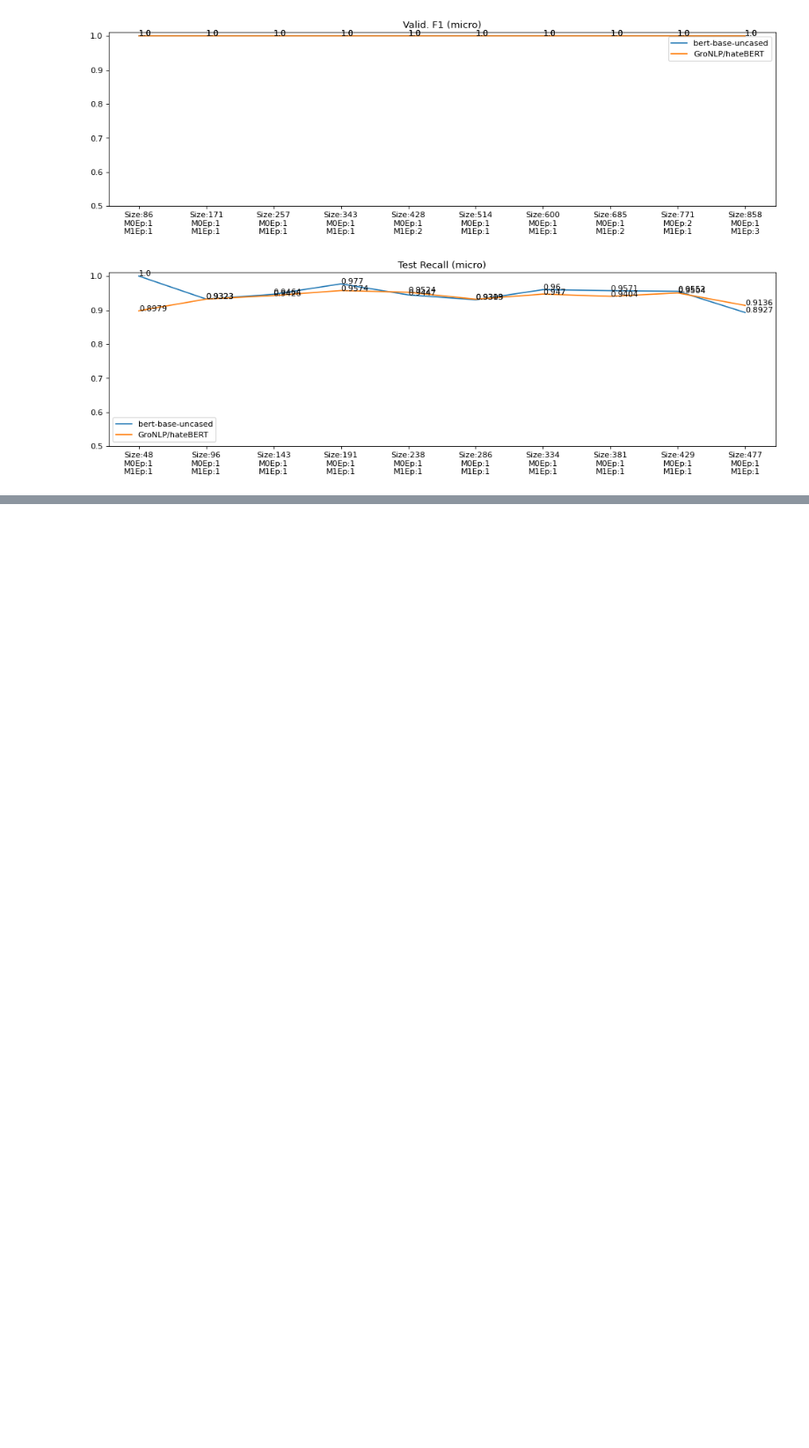
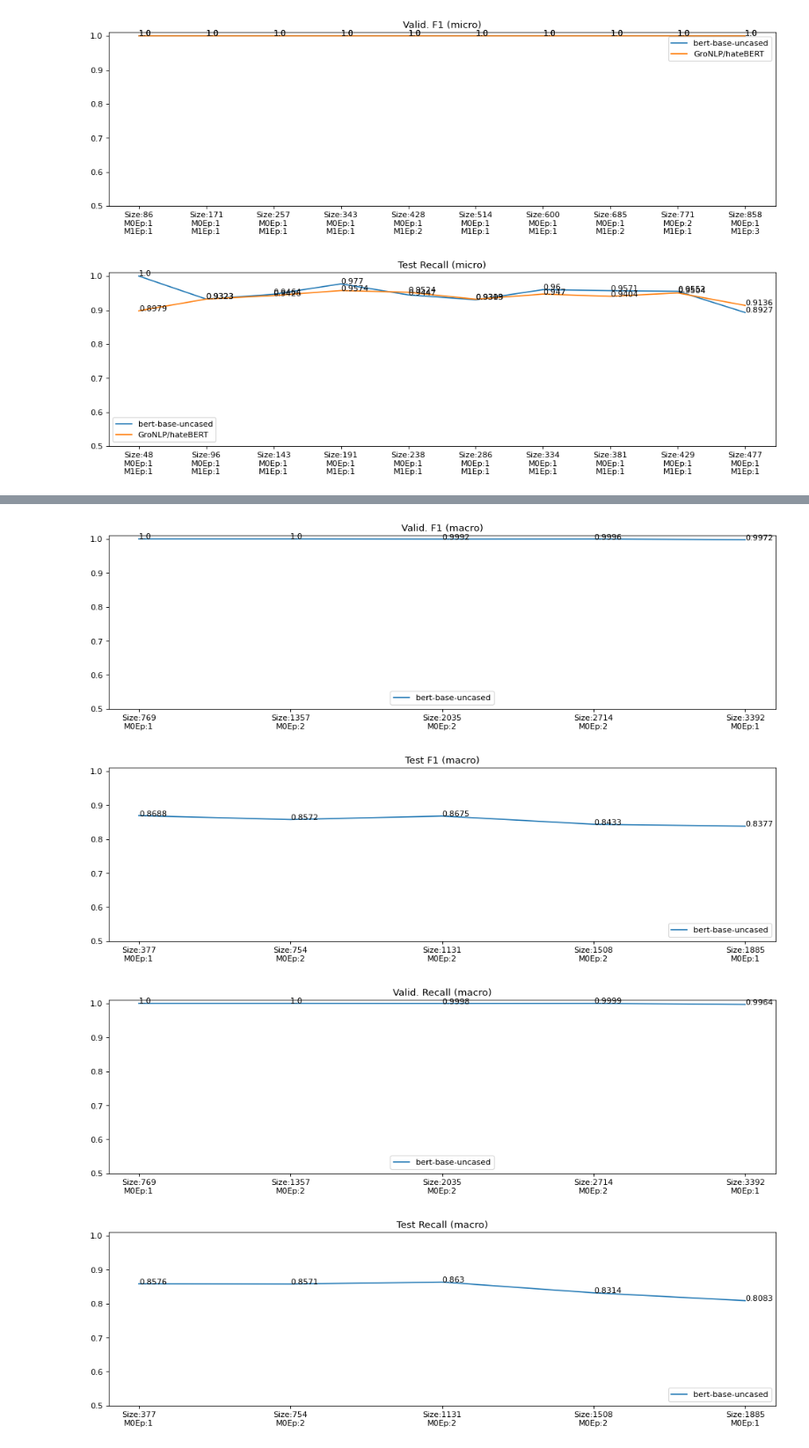
Before and after one commit to IsaacOlguin/AutomatedTraumaDetectionInGCT, a Jupyter notebook: 06_AnalysisOfComparableModels.ipynb, the cells around one changed output, grey strips where cells are left out. Shown at 88% size. Drawn from its saved outputs; the diff is of its cells as text; code cells hidden in the pictures; blank space fills up the shorter version.

```diff
--- a/06_AnalysisOfComparableModels.ipynb
+++ b/06_AnalysisOfComparableModels.ipynb
@@ -451,0 +517,42 @@ for col_val, col_test in zip(columns_val, columns_test):
+# %%
+columns_val = ["Valid. F1 (macro)",
+           "Valid. Recall (macro)",
+           "Valid. Recall (micro)",
+           "Valid. F1 (micro)"]
+
+columns_test = ["Test F1 (macro)",
+           "Test Recall (macro)",
+           "Test F1 (micro)",
+           "Test Recall (micro)"
+           ]
+
+for col_val, col_test in zip(columns_val, columns_test):
+    plot = mlclassif_utilities.draw_statistics_of_models_ac(
+        df_statistics_bert_base_cv_fullds,
+        col_val,
+        withLabelsInPlot=True,
+        showPlot=True, showScatter=True,
+        _title=col_val,
+        bestMetricSelection=True,
+        dfHasCrossValidation=True,
+        _loc="lower center"
+    )
+    #col_name = col.replace(".", "").replace("(", "-").replace(")", "").replace(" ", "") + "-ALwCV"
+    #mlclassif_utilities.save_plot(plot, path=LCL_PATH_PLOTS, pattern=col_name)
+
+    #========================================================================
+
+    plot = mlclassif_utilities.draw_statistics_of_models_ac(
+        df_statistics_bert_base_cv_fullds, #This filter just acts as parameter to delete rows
+        col_test,
+        withLabelsInPlot=True,
+        showPlot=True, showScatter=True,
+        _title=col_test,
+        bestMetricSelection=True,
+        dfHasCrossValidation=True,
+        _loc="lower right")
+# %% [output]
+[figure, added]
+[figure, added]
+[figure, added]
+[figure, added]
```
Also changed, not shown: parts of 4 cells of this notebook, 1 other file.
